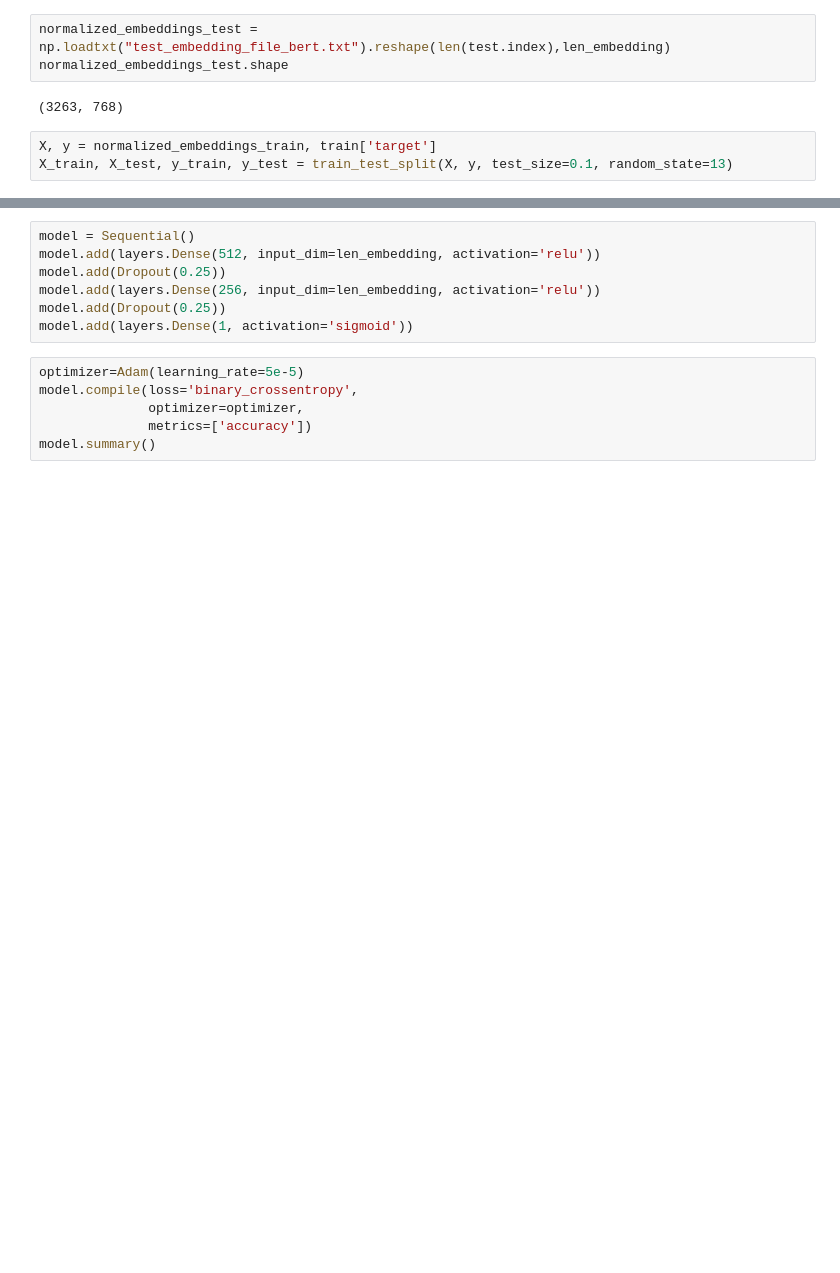
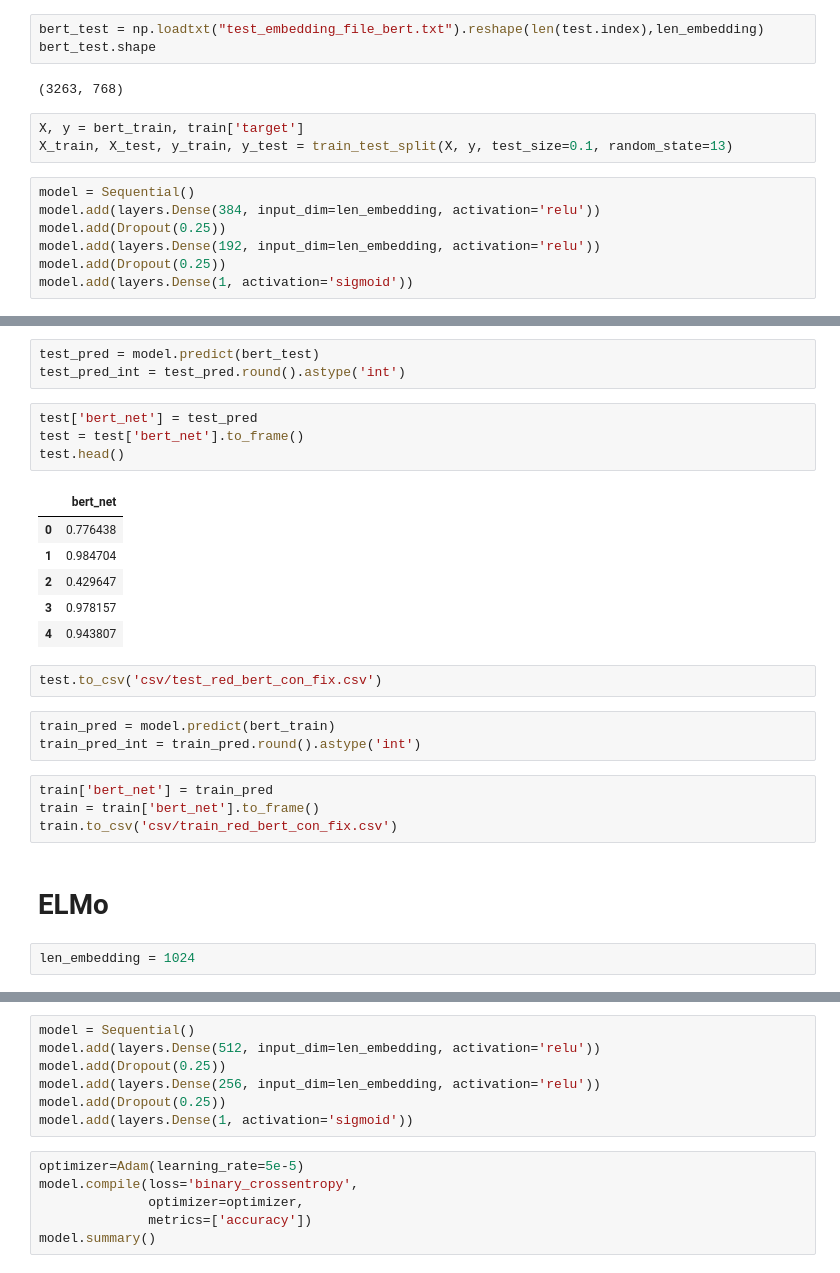
Before and after one commit to RiedelNicolas/TP2-Organizacion-de-Datos, a Jupyter notebook: IntentoDeRed.ipynb, the cells around one changed output, grey strips where cells are left out. Cells and saved outputs as stored; diff of their text form; blank space fills up the shorter version.

```diff
--- a/IntentoDeRed.ipynb
+++ b/IntentoDeRed.ipynb
@@ -39,10 +42,17 @@ normalized_embeddings_train.shape
 # %% [output]
 (7613, 768)
 # %%
-normalized_embeddings_test = np.loadtxt("test_embedding_file_bert.txt").reshape(len(test.index),len_embedding)
-normalized_embeddings_test.shape
+bert_test = np.loadtxt("test_embedding_file_bert.txt").reshape(len(test.index),len_embedding)
+bert_test.shape
 # %% [output]
 (3263, 768)
 # %%
-X, y = normalized_embeddings_train, train['target']
+X, y = bert_train, train['target']
 X_train, X_test, y_train, y_test = train_test_split(X, y, test_size=0.1, random_state=13)
+# %%
+model = Sequential()
+model.add(layers.Dense(384, input_dim=len_embedding, activation='relu'))
+model.add(Dropout(0.25))
+model.add(layers.Dense(192, input_dim=len_embedding, activation='relu'))
+model.add(Dropout(0.25))
+model.add(layers.Dense(1, activation='sigmoid'))
@@ -48,0 +111,27 @@ X_train, X_test, y_train, y_test = train_test_split(X, y, test_size=0.1, random_
+# %%
+test_pred = model.predict(bert_test)
+test_pred_int = test_pred.round().astype('int')
+# %%
+test['bert_net'] = test_pred
+test = test['bert_net'].to_frame()
+test.head()
+# %% [output]
+|  | bert_net |
+| 0 | 0.776438 |
+| 1 | 0.984704 |
+| 2 | 0.429647 |
+| 3 | 0.978157 |
+| 4 | 0.943807 |
+# %%
+test.to_csv('csv/test_red_bert_con_fix.csv')
+# %%
+train_pred = model.predict(bert_train)
+train_pred_int = train_pred.round().astype('int')
+# %%
+train['bert_net'] = train_pred
+train = train['bert_net'].to_frame()
+train.to_csv('csv/train_red_bert_con_fix.csv')
+# %% [markdown]
+# ELMo
+# %%
+len_embedding = 1024
```
Also changed, not shown: parts of 52 cells of this notebook.
